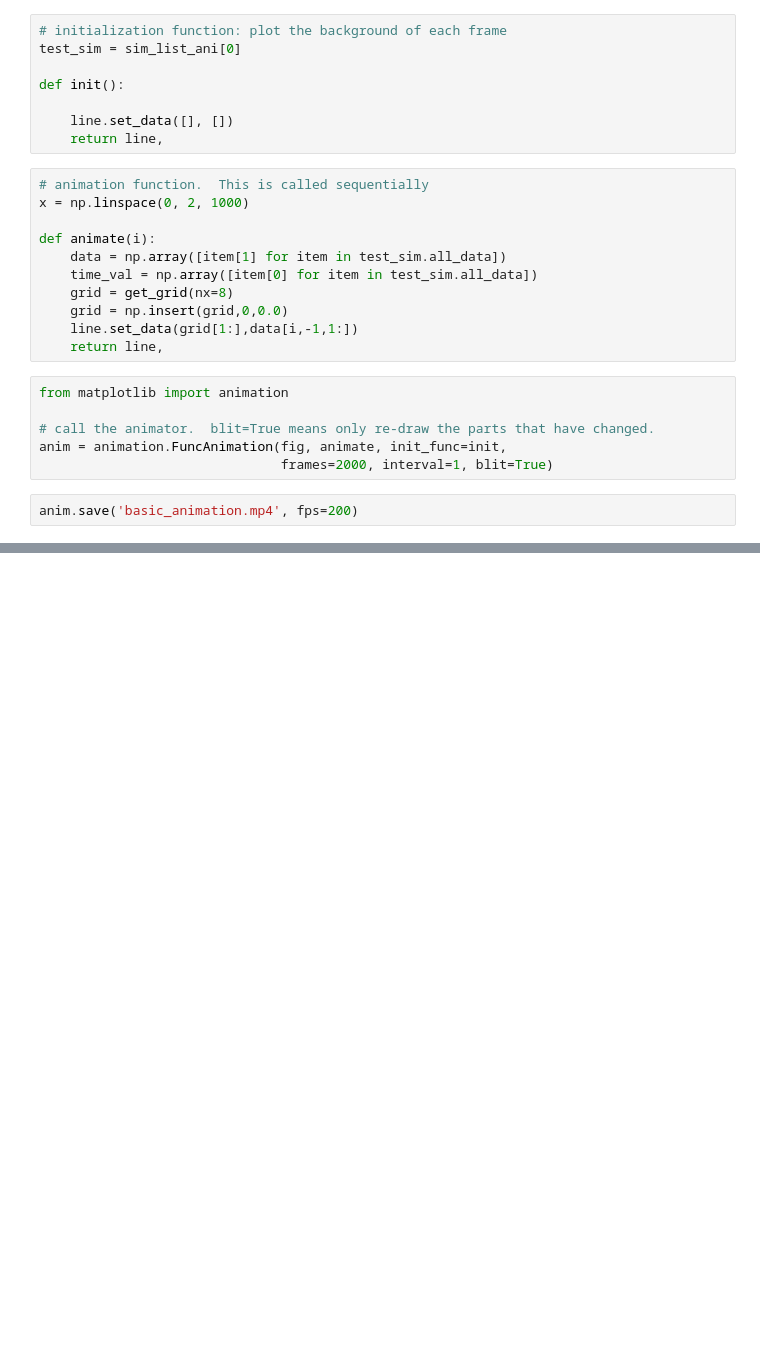
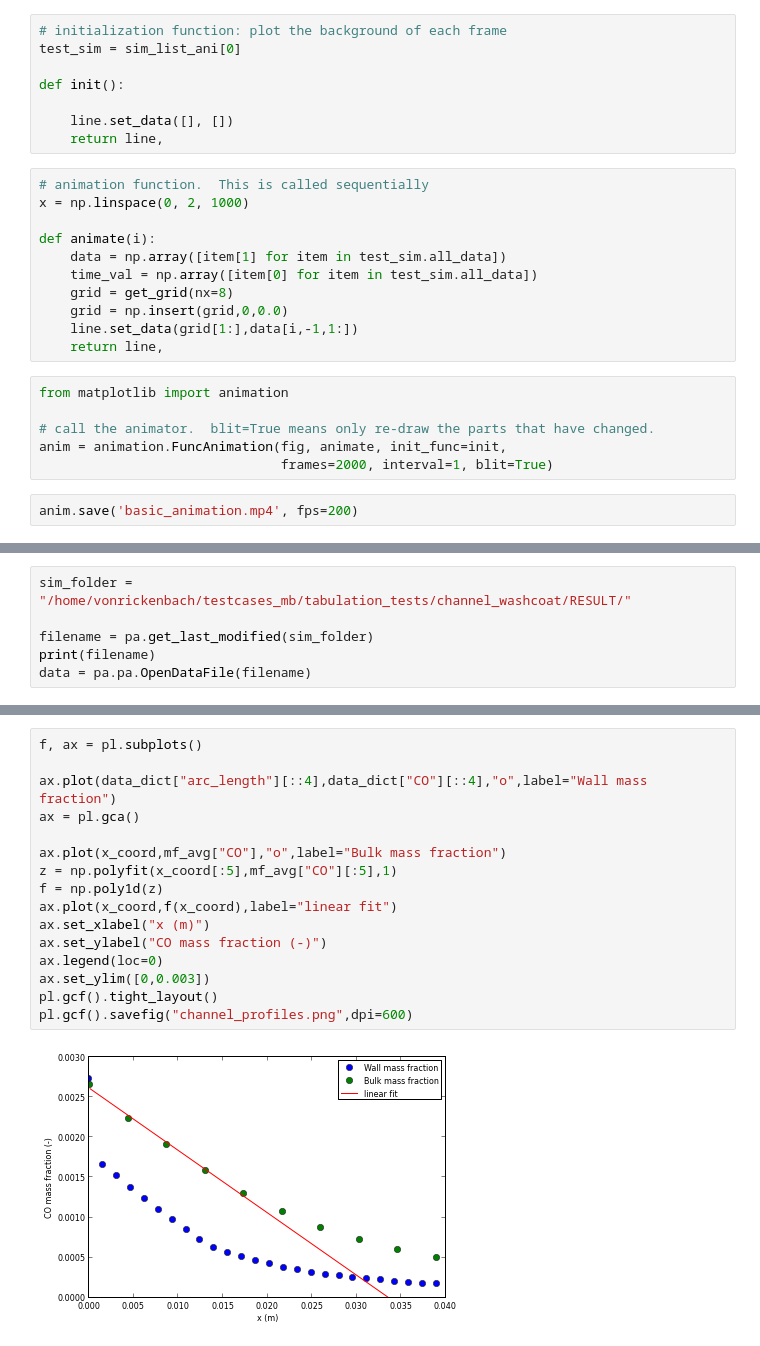
Before and after one commit to janvonrickenbach/sim-note-books, a Jupyter notebook: 1D-washcoat_tests.ipynb, the cells around one changed output, grey strips where cells are left out. Drawn from its saved outputs; the diff is of its cells as text; blank space fills up the shorter version.

```diff
--- a/1D-washcoat_tests.ipynb
+++ b/1D-washcoat_tests.ipynb
@@ -1908,0 +2127,6 @@ anim.save('basic_animation.mp4', fps=200)
+# %%
+sim_folder = "/home/vonrickenbach/testcases_mb/tabulation_tests/channel_washcoat/RESULT/"
+
+filename = pa.get_last_modified(sim_folder)
+print(filename)
+data = pa.pa.OpenDataFile(filename)
@@ -1908,0 +2174,18 @@ anim.save('basic_animation.mp4', fps=200)
+# %%
+f, ax = pl.subplots()
+
+ax.plot(data_dict["arc_length"][::4],data_dict["CO"][::4],"o",label="Wall mass fraction")
+ax = pl.gca()
+
+ax.plot(x_coord,mf_avg["CO"],"o",label="Bulk mass fraction")
+z = np.polyfit(x_coord[:5],mf_avg["CO"][:5],1)
+f = np.poly1d(z)
+ax.plot(x_coord,f(x_coord),label="linear fit")
+ax.set_xlabel("x (m)")
+ax.set_ylabel("CO mass fraction (-)")
+ax.legend(loc=0)
+ax.set_ylim([0,0.003])
+pl.gcf().tight_layout()
+pl.gcf().savefig("channel_profiles.png",dpi=600)
+# %% [output]
+[figure, added]
```
Also changed, not shown: parts of 37 cells of this notebook, 17 other files.
